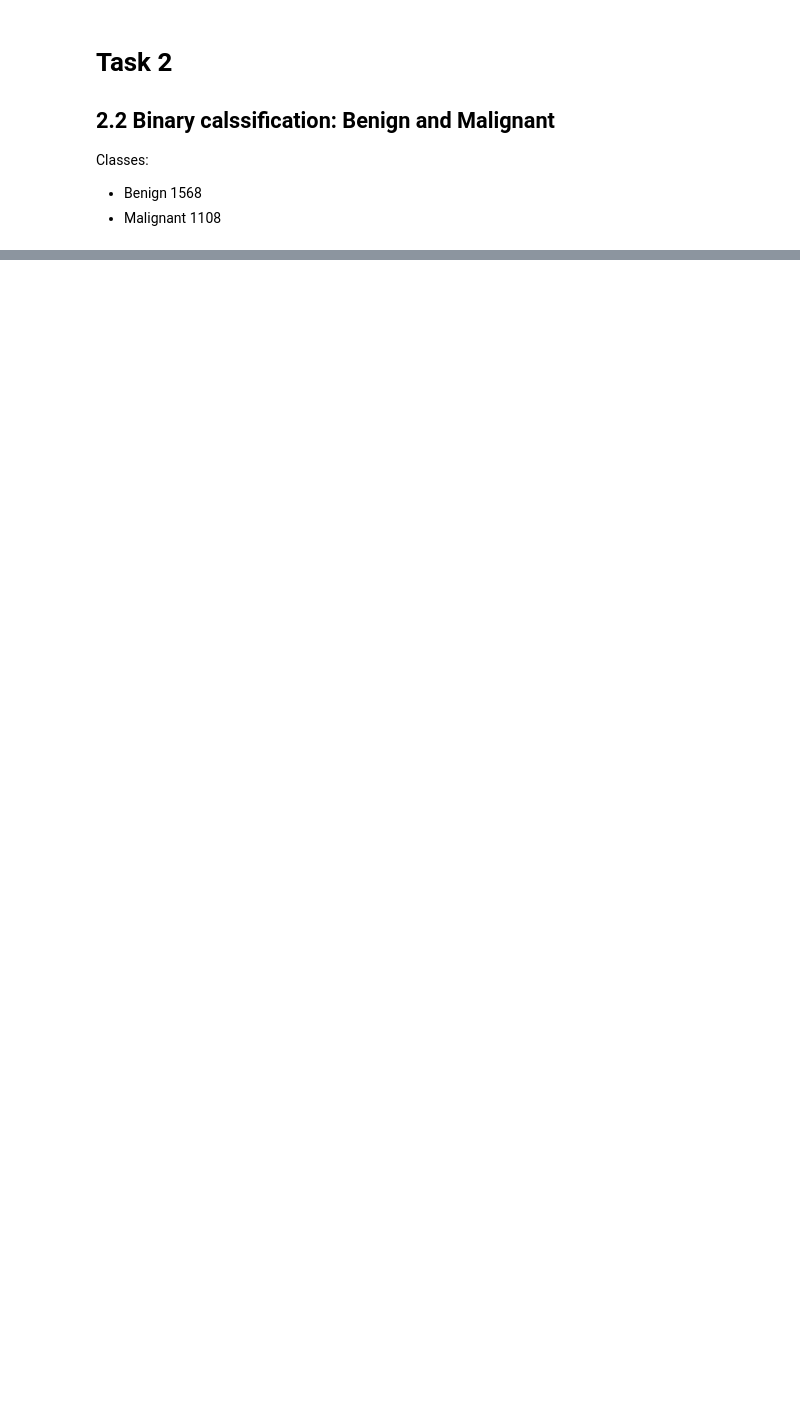
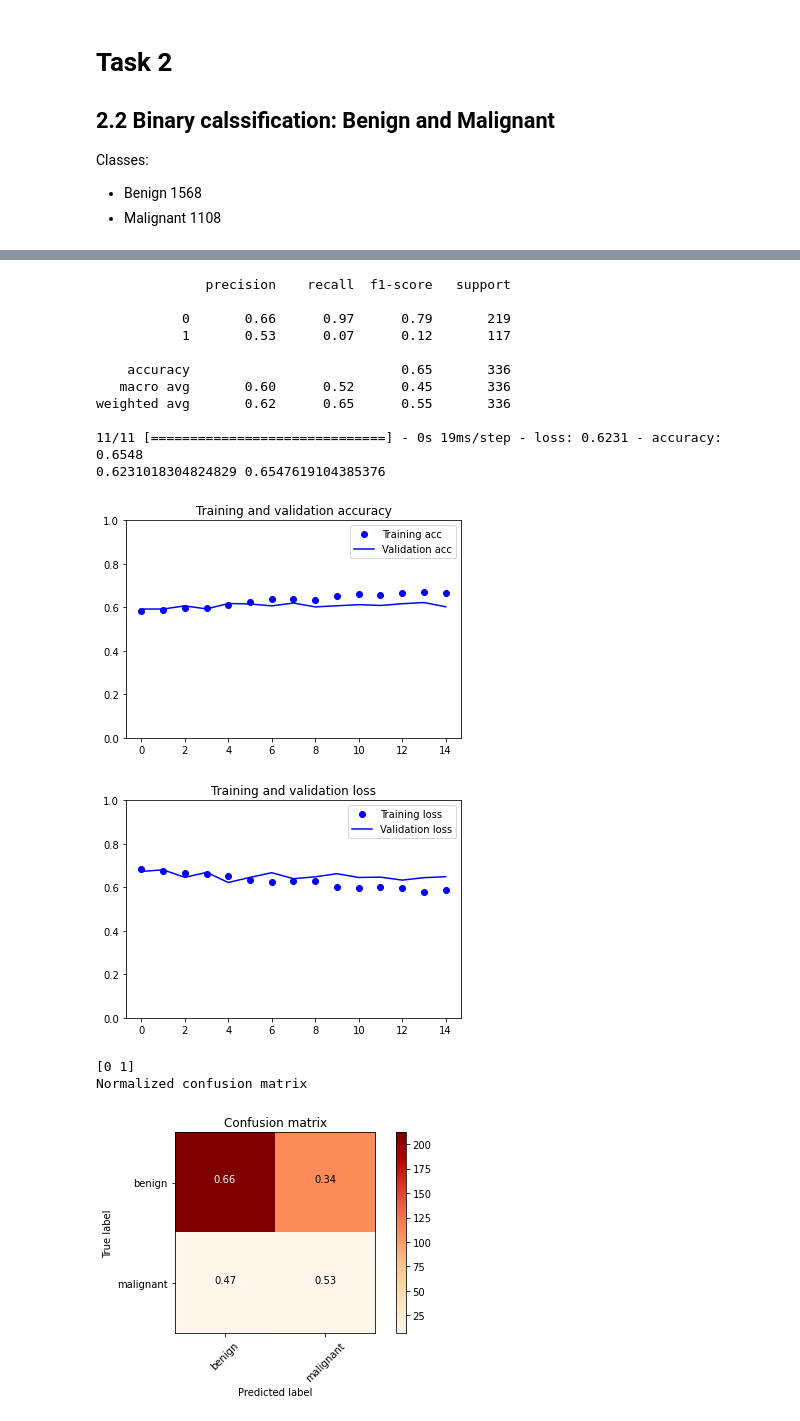
Before and after one commit to MarcoParola/medical_images_classification, a Jupyter notebook: Scratch_CNN_2_2.ipynb, the cells around one changed output, grey strips where cells are left out. Drawn from its saved outputs; the diff is of its cells as text; code cells hidden in the pictures; blank space fills up the shorter version.

```diff
--- a/Scratch_CNN_2_2.ipynb
+++ b/Scratch_CNN_2_2.ipynb
@@ -160,24 +382,43 @@ trainingLabels[0]
 # %%
-'''
-#
-model = models.Sequential()
-model.add(layers.Conv2D(32, (3, 3), activation='relu', input_shape=(150, 150, 1), padding='same'))
-model.add(layers.MaxPooling2D((2, 2)))
-model.add(layers.Conv2D(64, (3, 3), activation='relu', padding='same'))
-model.add(layers.MaxPooling2D((2, 2)))
-model.add(layers.Conv2D(64, (3, 3), activation='relu', padding='same'))
-model.add(layers.MaxPooling2D((2, 2)))
-model.add(layers.Conv2D(128, (3, 3), activation='relu', padding='same'))
+tf.random.set_seed(7)
+model4 = models.Sequential()
+model4.add(layers.Conv2D(32, (3, 3), activation='relu', input_shape=(150, 150, 1), padding='same'))
+model4.add(layers.Dropout(rate=.2))
+model4.add(layers.Conv2D(64, (3, 3), activation='relu', padding='same'))
+model4.add(layers.Dropout(rate=.2))
+model4.add(layers.MaxPooling2D((2, 2)))
+model4.add(layers.Conv2D(64, (3, 3), activation='relu', padding='same'))
+model4.add(layers.Dropout(rate=.2))
+model4.add(layers.Conv2D(64, (3, 3), activation='relu', padding='same'))
+model4.add(layers.Dropout(rate=.2))
+model4.add(layers.MaxPooling2D((2, 2)))
+model4.add(layers.Conv2D(128, (3, 3), activation='relu', padding='same'))
+model4.add(layers.Dropout(rate=.2))
+model4.add(layers.MaxPooling2D((2, 2)))
+model4.add(layers.Conv2D(256, (3, 3), activation='relu', padding='same'))
+model4.add(layers.Dropout(rate=.2))
+model4.add(layers.MaxPooling2D((2, 2)))
 
-model.add(layers.Flatten())
-model.add(layers.Dense(64, activation='relu'))
-model.add(layers.Dense(64, activation='relu'))
-model.add(layers.Dense(2, activation='softmax'))
+model4.add(layers.Flatten())
+model4.add(layers.Dense(256, activation='relu'))
+model4.add(layers.Dropout(rate=.2))
+model4.add(layers.Dense(256, activation='relu'))
+model4.add(layers.Dense(2, activation='sigmoid'))
 
+model4.summary()
 
-model.compile(optimizer='rmsprop',
+model4.compile(optimizer='adam',
               loss='binary_crossentropy',
               metrics=['accuracy'])
 
-model.summary()
-'''
+earlyStopCallback = tf.keras.callbacks.EarlyStopping(monitor='val_loss', mode='min', verbose=1, patience=10, restore_best_weights=True)
+
+history = model4.fit(augmentedData, augmentedLabels, epochs=100, callbacks=[earlyStopCallback], batch_size=32, validation_split=0.2)
+
+pred = model4.predict_classes(testSet)
+print(metrics.classification_report(testLabels,pred))
+test_loss, test_acc = model4.evaluate(testSet, testLabelsCategorical)
+print(test_loss, test_acc)
+plot_accurancy_loss(history)
+plot_confusionMatrix(model4, testSet, testLabels, ['benign', 'malignant'])
+# %% [output]
@@ -183,0 +442,16 @@ model.summary()
+              precision    recall  f1-score   support
+
+           0       0.66      0.97      0.79       219
+           1       0.53      0.07      0.12       117
+
+    accuracy                           0.65       336
+   macro avg       0.60      0.52      0.45       336
+weighted avg       0.62      0.65      0.55       336
+
+11/11 [==============================] - 0s 19ms/step - loss: 0.6231 - accuracy: 0.6548
+0.6231018304824829 0.6547619104385376
+[figure, added]
+[figure, added]
+[0 1]
+Normalized confusion matrix
+[figure, added]
```
Also changed, not shown: parts of 27 cells of this notebook.
